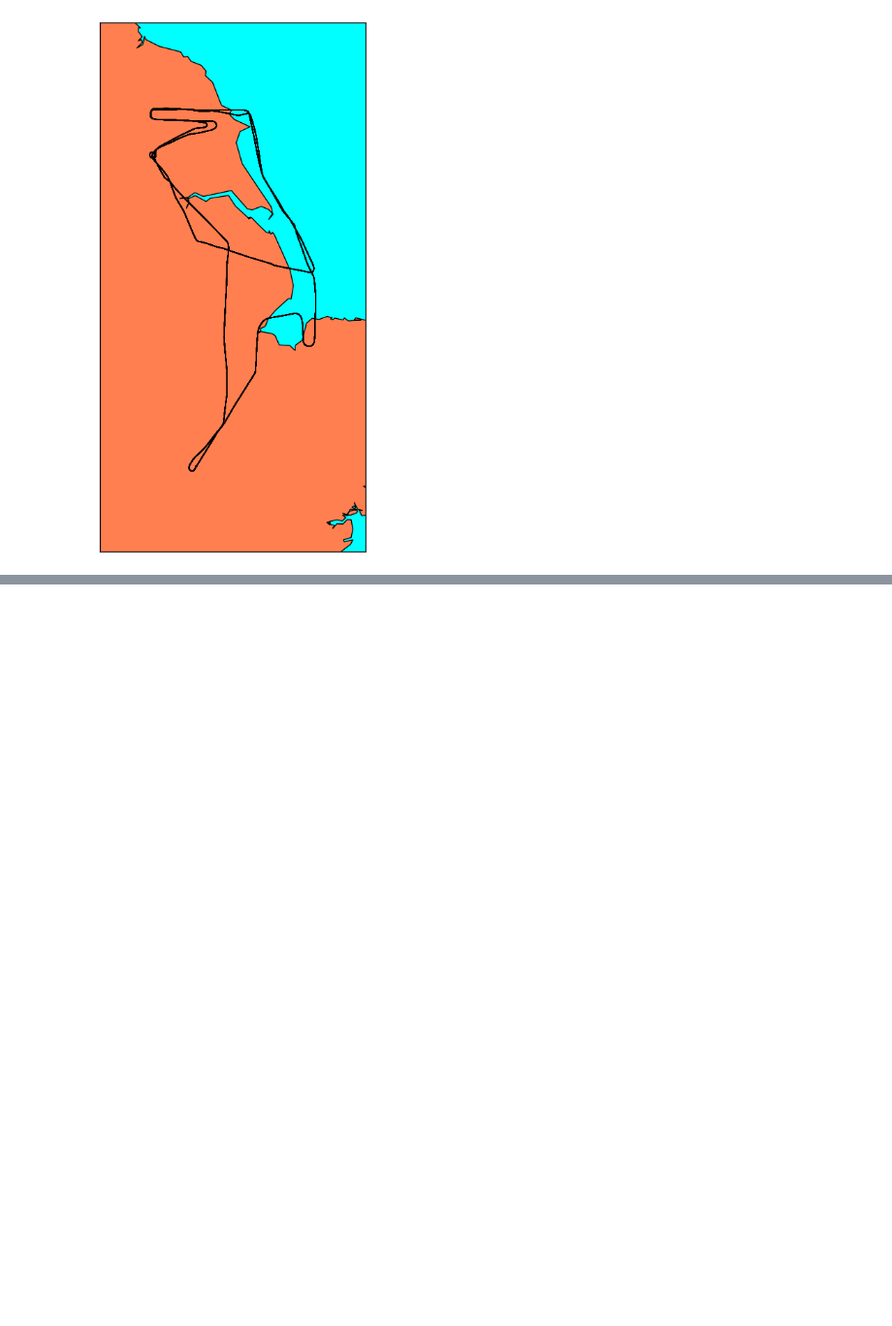
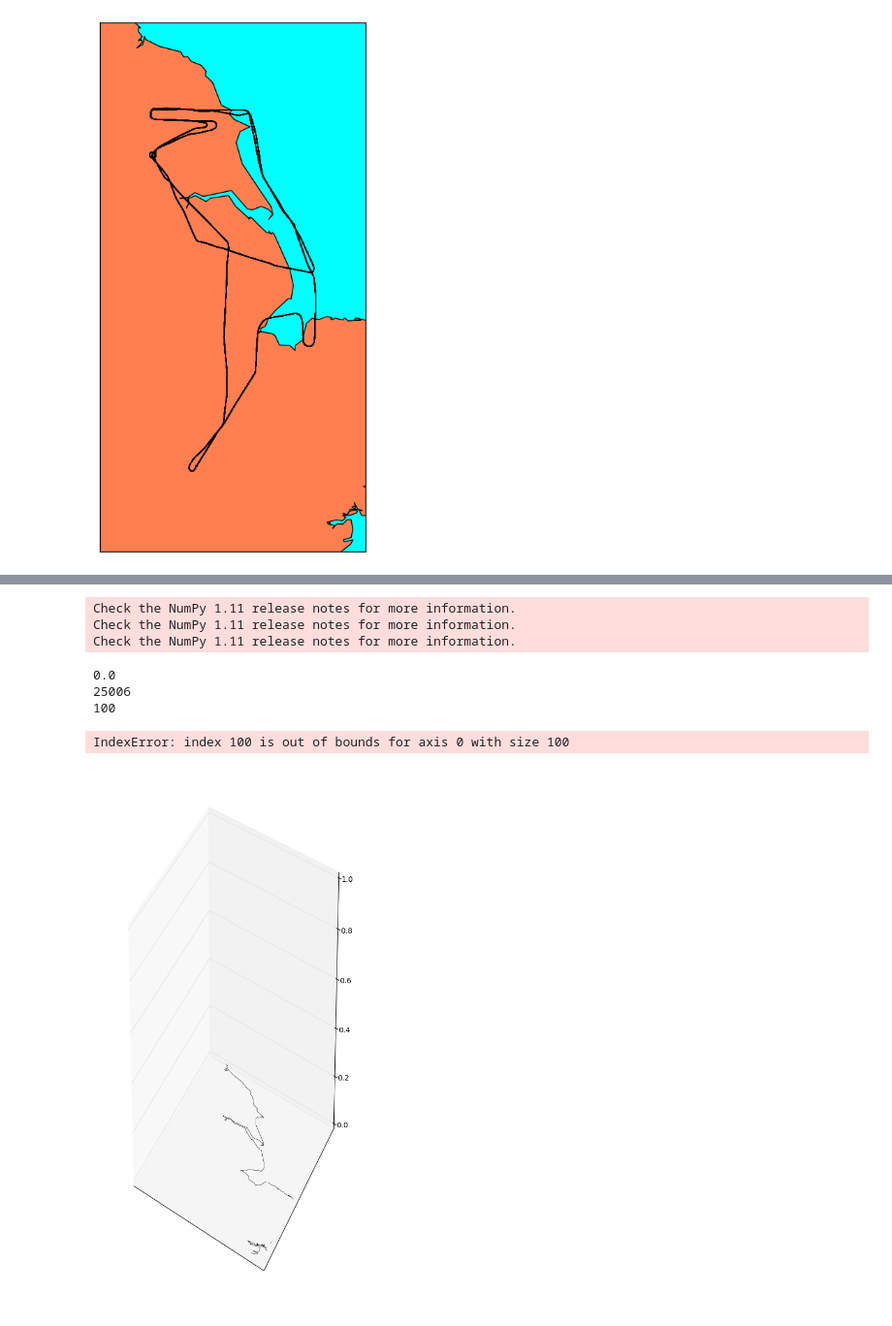
Before and after one commit to hannahannahannah/netcdf_project, a Jupyter notebook: day3-hack-day.ipynb, the cells around one changed output, grey strips where cells are left out. Shown: that part at 97% size. Cells and saved outputs as stored; diff of their text form; code cells hidden in the pictures; blank space fills up the shorter version.

```diff
--- a/day3-hack-day.ipynb
+++ b/day3-hack-day.ipynb
@@ -128,0 +128,66 @@ Check the NumPy 1.11 release notes for more information.
+# %%
+import numpy as np
+from netCDF4 import Dataset
+import glob
+from mpl_toolkits.basemap import Basemap
+from mpl_toolkits.mplot3d import Axes3D
+import matplotlib.pyplot as plt
+import math
+import mplleaflet
+%matplotlib inline
+
+fh = Dataset('core_faam_20160303_v004_r0_b947.nc','r')
+lat = fh.variables['LAT_GIN'][:]
+
+lat[lat==0]=-9999
+lat[lat==-9999]=['nan']
+lon = fh.variables['LON_GIN'][:]
+lon[lon==0]=-9999
+lon[lon==-9999]=['nan']
+alt = fh.variables['HGT_RADR'][:]
+alt = alt[:,1]
+alt[alt==-9999]=['nan']
+#mois = fh.variables['NV_LWC_U'][:]
+max_lat = np.nanmax(lat)
+min_lat = np.nanmin(lat)
+max_lon = np.nanmax(lon)
+min_lon = np.nanmin(lon)
+
+max_lat = max_lat +0.5
+min_lat = min_lat -0.5
+max_lon = max_lon +0.5
+min_lon = min_lon -0.5
+max_alt =(np.nanmax(alt))
+print(np.nanmin(alt))
+
+#ax = fig.gca(projection='3d')
+print(len(alt))
+#ax.azim = 270
+#ax.elev = 45
+#ax.dist = 10
+
+
+time_spacer = np.linspace(1,25007,100)
+print(len(time_spacer))
+for i in range(1,101):
+    fig=plt.figure(figsize=(14, 10), dpi= 200, facecolor='w', edgecolor='k')
+    ax = Axes3D(fig)
+    m = Basemap(llcrnrlon=min_lon,llcrnrlat=min_lat,urcrnrlon=max_lon,urcrnrlat=max_lat, resolution='i', projection='merc', lat_0 = 40., lon_0 = -80)
+    ax.add_collection3d(m.drawcoastlines(linewidth=0.25))
+    ax.add_collection3d(m.drawcountries(linewidth=0.25))
+    get = time_spacer[i]
+    x,y = m(lon,lat)
+    ax.plot(x[1:get],y[1:get],zs=alt[1:get])
+    ax.set_zlim([0,max_alt])
+    save_string = 'plot' + str(i) + '.png'
+    plt.savefig(save_string)
+    plt.close()
+# %% [output]
+Check the NumPy 1.11 release notes for more information.
+Check the NumPy 1.11 release notes for more information.
+Check the NumPy 1.11 release notes for more information.
+0.0
+25006
+100
+IndexError: index 100 is out of bounds for axis 0 with size 100
+[figure, added]
```
Also changed, not shown: parts of 4 cells of this notebook.
